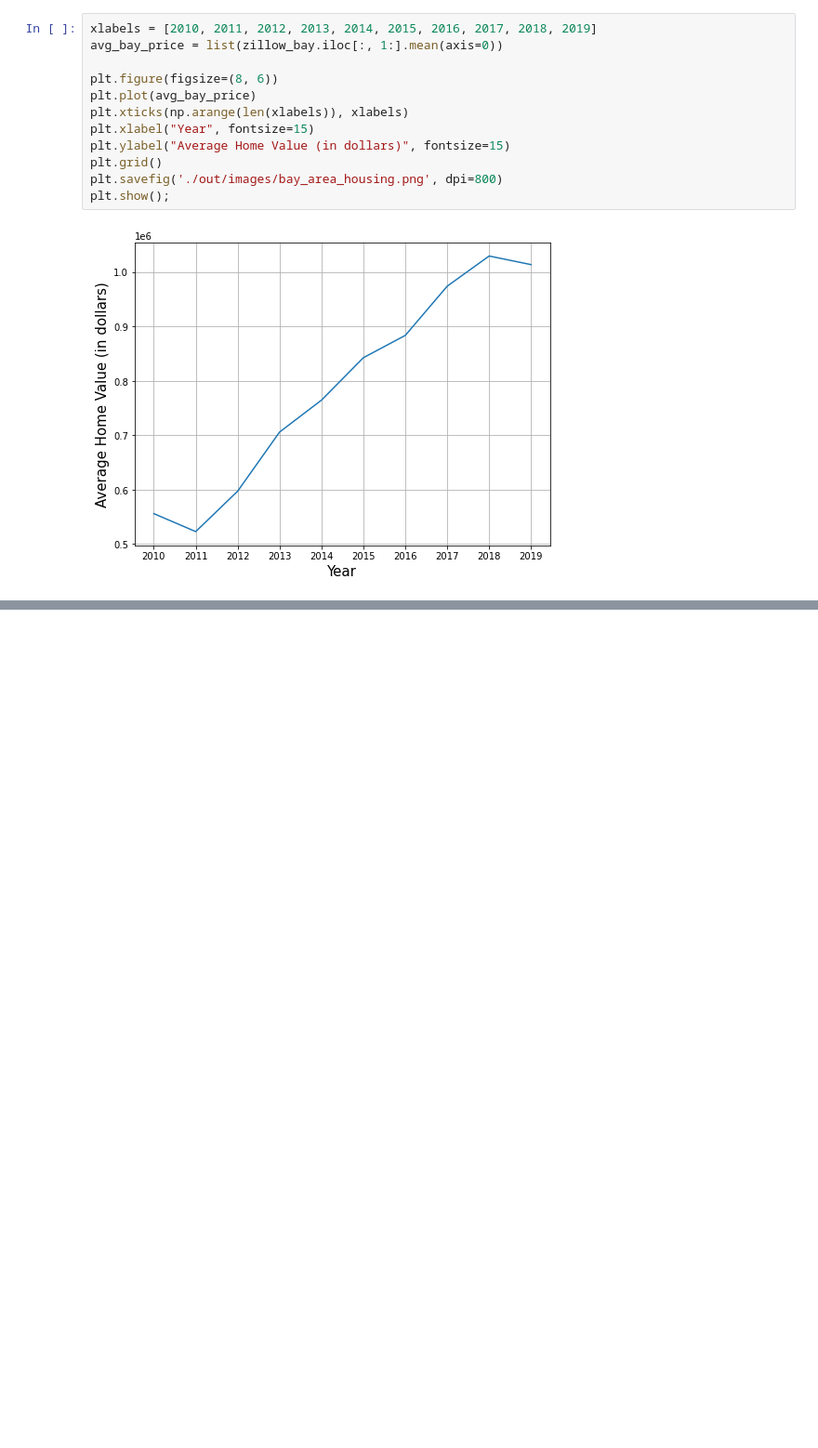
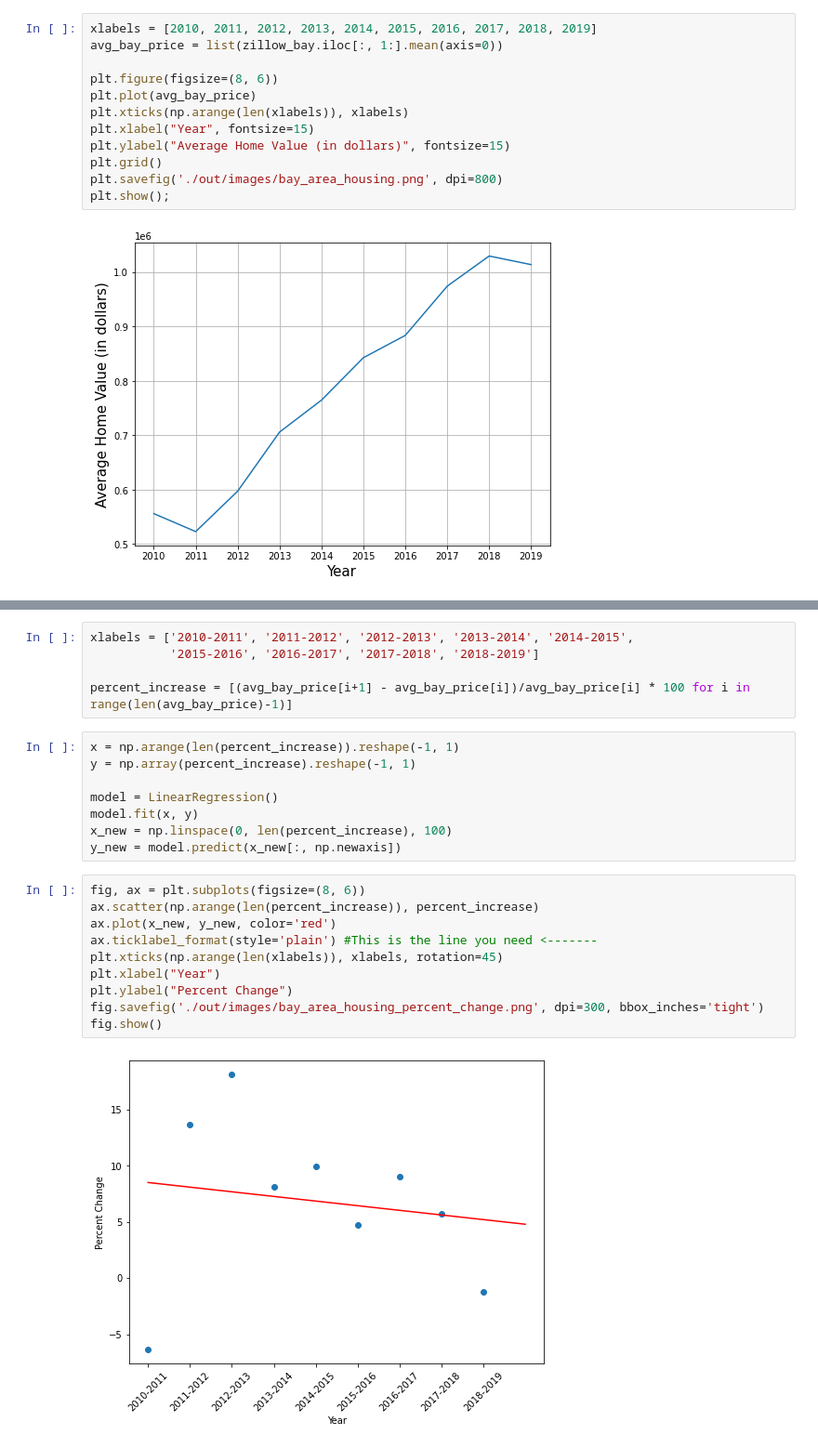
Before and after one commit to jemmy-z/bay-area-housing, a Jupyter notebook: assignment3.ipynb, the cells around one changed output, grey strips where cells are left out. Shown at 93% size. Saved outputs shown, nothing was run; the diff lists cells and outputs as text; blank space fills up the shorter version.

```diff
--- a/assignment3.ipynb
+++ b/assignment3.ipynb
@@ -228,0 +525,25 @@ fig.show()
+# %%
+xlabels = ['2010-2011', '2011-2012', '2012-2013', '2013-2014', '2014-2015',
+           '2015-2016', '2016-2017', '2017-2018', '2018-2019']
+
+percent_increase = [(avg_bay_price[i+1] - avg_bay_price[i])/avg_bay_price[i] * 100 for i in range(len(avg_bay_price)-1)]
+# %%
+x = np.arange(len(percent_increase)).reshape(-1, 1)
+y = np.array(percent_increase).reshape(-1, 1)
+
+model = LinearRegression()
+model.fit(x, y)
+x_new = np.linspace(0, len(percent_increase), 100)
+y_new = model.predict(x_new[:, np.newaxis])
+# %%
+fig, ax = plt.subplots(figsize=(8, 6))
+ax.scatter(np.arange(len(percent_increase)), percent_increase)
+ax.plot(x_new, y_new, color='red')
+ax.ticklabel_format(style='plain') #This is the line you need <-------
+plt.xticks(np.arange(len(xlabels)), xlabels, rotation=45)
+plt.xlabel("Year")
+plt.ylabel("Percent Change")
+fig.savefig('./out/images/bay_area_housing_percent_change.png', dpi=300, bbox_inches='tight')
+fig.show()
+# %% [output]
+[figure, added]
```
Also changed, not shown: parts of 48 cells of this notebook, 25 other files.
